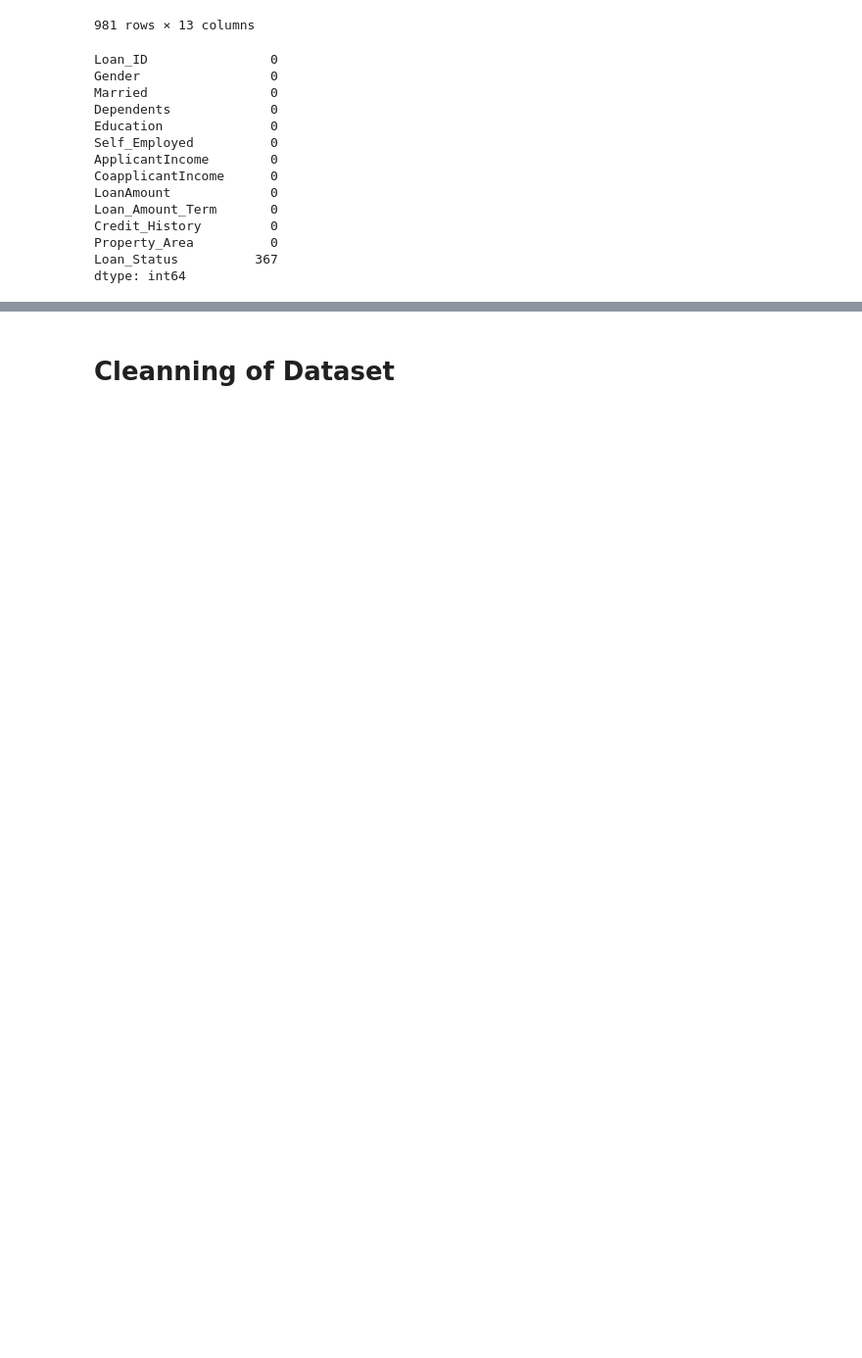
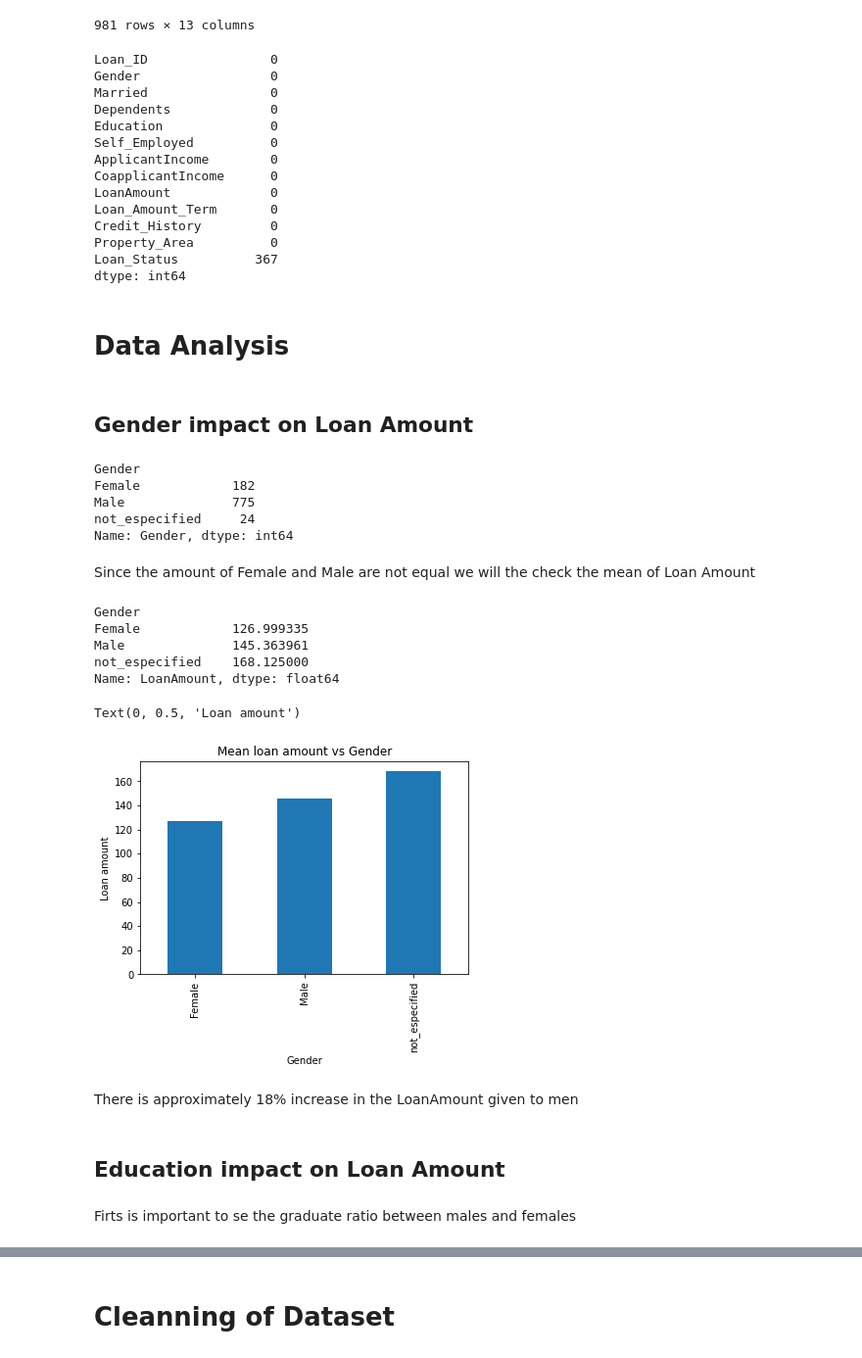
Before and after one commit to indrani2121/Analysis_of_loan_amounts_received_by_applicants, a Jupyter notebook: credit_history.ipynb, the cells around one changed output, grey strips where cells are left out. Shown at 98% size. Drawn from its saved outputs; the diff is of its cells as text; code cells hidden in the pictures; blank space fills up the shorter version.

Commit message:
Fixed the Credit_History columns with Bhuwan's comments and Filling the LoanAmount column. Also, added the Data analysis section. Missing analysis with the Credit_History and Property_Area columns

```diff
--- a/credit_history.ipynb
+++ b/credit_history.ipynb
@@ -216,6 +231,6 @@ See the caveats in the documentation: https://pandas.pydata.org/pandas-docs/stab
 # %%
 data[data.Loan_Amount_Term==240]
-data.LoanAmount[data.Loan_Amount_Term==240]=data.LoanAmount[data.Loan_Amount_Term==240].mean()
+data.LoanAmount[(data.Loan_Amount_Term==240)&(data.LoanAmount.isna())]=data.LoanAmount[data.Loan_Amount_Term==240].mean()
 # %% [output]
 A value is trying to be set on a copy of a slice from a DataFrame
 
@@ -224,6 +239,6 @@ See the caveats in the documentation: https://pandas.pydata.org/pandas-docs/stab
 # %%
 data[data.Loan_Amount_Term==480]
-data.LoanAmount[data.Loan_Amount_Term==480]=data.LoanAmount[data.Loan_Amount_Term==480].mean()
+data.LoanAmount[(data.Loan_Amount_Term==480)&(data.LoanAmount.isna())]=data.LoanAmount[data.Loan_Amount_Term==480].mean()
 # %% [output]
 A value is trying to be set on a copy of a slice from a DataFrame
 
@@ -259,7 +274,7 @@ print(data.LoanAmount[data.Loan_Amount_Term.isna()].min())
 70.0
 # %%
 data[data.LoanAmount.isin(np.arange(70,188,1))]
-data.Loan_Amount_Term[data.LoanAmount.isin(np.arange(70,188,1))]=data.Loan_Amount_Term[data.LoanAmount.isin(np.arange(70,188,1))].mean()
+data.Loan_Amount_Term[(data.LoanAmount.isin(np.arange(70,188,1)))&(data.Loan_Amount_Term.isna())]=data.Loan_Amount_Term[data.LoanAmount.isin(np.arange(70,188,1))].mean()
 # %% [output]
 A value is trying to be set on a copy of a slice from a DataFrame
 
@@ -290,2 +285,3 @@ Considering that the amoun of the loans are approximately equal or less of all t
 # %%
-data.Credit_History[data.Credit_History.isna()]=0
+data.Credit_History=data.Credit_History.replace({1:"Yes",0:"No"})
+data.Credit_History=data.Credit_History.fillna("NA")
@@ -379,3 +384,38 @@ Credit_History         0
 Property_Area          0
 Loan_Status          367
 dtype: int64
+# %% [markdown]
+# Data Analysis
+# %% [markdown]
+## Gender impact on Loan Amount
+# %%
+data.groupby("Gender").Gender.count()
+# %% [output]
+Gender
+Female            182
+Male              775
+not_especified     24
+Name: Gender, dtype: int64
+# %% [markdown]
+Since the amount of Female and Male are not equal we will the check the mean of Loan Amount
+# %%
+data.groupby("Gender").LoanAmount.mean()
+# %% [output]
+Gender
+Female            126.999335
+Male              145.363961
+not_especified    168.125000
+Name: LoanAmount, dtype: float64
+# %%
+data.groupby("Gender").LoanAmount.mean().plot.bar()
+plt.title("Mean loan amount vs Gender")
+plt.ylabel("Loan amount")
+# %% [output]
+Text(0, 0.5, 'Loan amount')
+[figure, added]
+# %% [markdown]
+There is approximately 18% increase in the LoanAmount given to men
+# %% [markdown]
+## Education impact on Loan Amount
+# %% [markdown]
+Firts is important to se the graduate ratio between males and females
```
Also changed, not shown: parts of 31 cells of this notebook.
